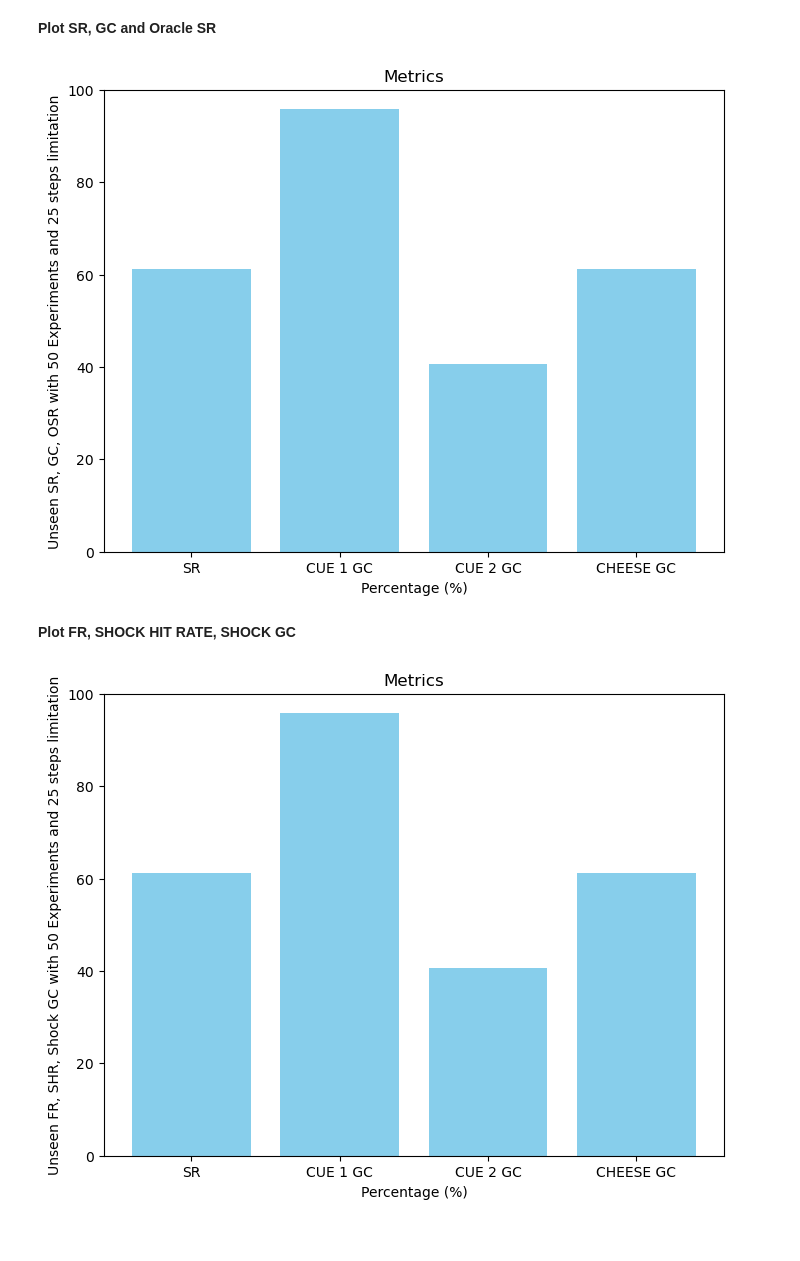
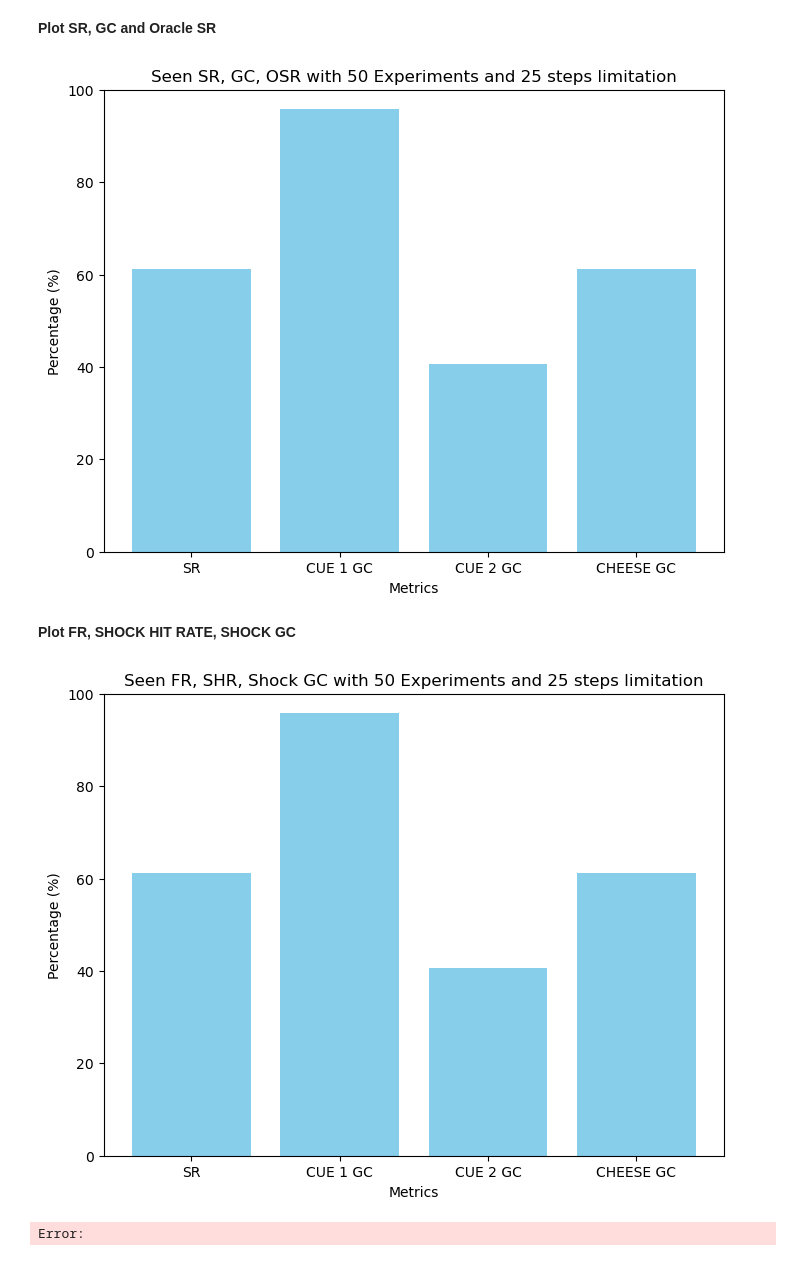
Before and after one commit to longlh-non/reasoning-llm-agent, a Jupyter notebook: plot_result.ipynb, the cells around one changed output. Drawn from its saved outputs; the diff is of its cells as text; code cells hidden in the pictures.

```diff
--- a/plot_result.ipynb
+++ b/plot_result.ipynb
@@ -141,12 +139,13 @@ cue_1_gc, cue_2_gc, cheese_gc, cheese_sr, sr_list, sr_list_name, fr, shock_sr, s
 # %% [markdown]
 **Plot SR, GC and Oracle SR**
 # %%
-plot_metrics(sr_list_name, sr_list, 'Metrics', 'Percentage (%)', 'Unseen SR, GC, OSR with 50 Experiments and 25 steps limitation')
+plot_metrics(sr_list_name, sr_list, 'Seen SR, GC, OSR with 50 Experiments and 25 steps limitation', 'Metrics', 'Percentage (%)')
 # %% [output]
-[figure, old version]
+[figure, new version]
 # %% [markdown]
 **Plot FR, SHOCK HIT RATE, SHOCK GC**
 # %%
-plot_metrics(sr_list_name, sr_list, 'Metrics', 'Percentage (%)', 'Unseen FR, SHR, Shock GC with 50 Experiments and 25 steps limitation')
+plot_metrics(sr_list_name, sr_list, 'Seen FR, SHR, Shock GC with 50 Experiments and 25 steps limitation', 'Metrics', 'Percentage (%)')
 # %% [output]
-[figure, old version]
+[figure, new version]
+Error:
```
Also changed, not shown: parts of 8 cells of this notebook, 4 other files.
